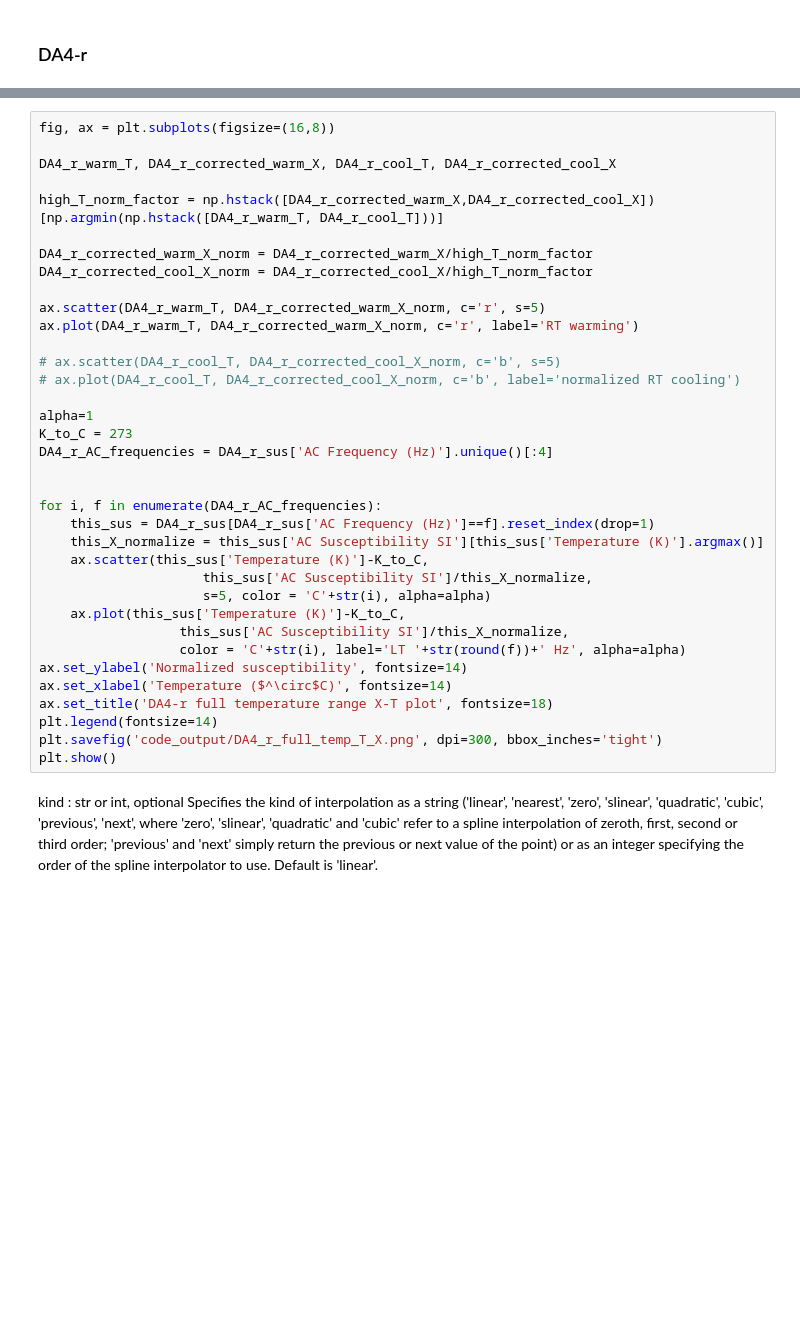
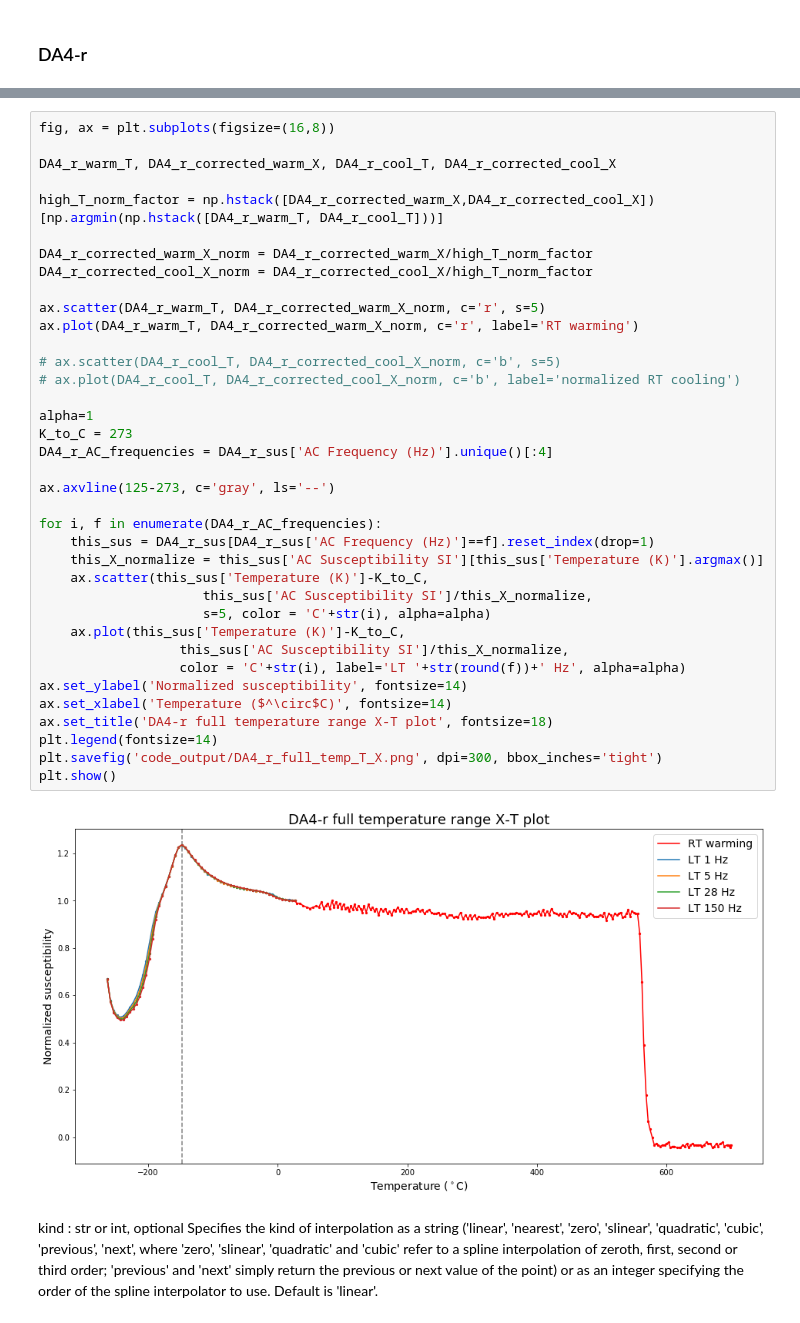
Before and after one commit to duserzym/2022_IRM_summer_school, a Jupyter notebook: code/MPMS_XT.ipynb, the cells around one changed output, grey strips where cells are left out. Saved outputs shown, nothing was run; the diff lists cells and outputs as text; blank space fills up the shorter version.

```diff
--- a/code/MPMS_XT.ipynb
+++ b/code/MPMS_XT.ipynb
@@ -443,33 +475,36 @@ high_T_norm_factor = np.hstack([DA4_r_corrected_warm_X,DA4_r_corrected_cool_X])[
 
 DA4_r_corrected_warm_X_norm = DA4_r_corrected_warm_X/high_T_norm_factor
 DA4_r_corrected_cool_X_norm = DA4_r_corrected_cool_X/high_T_norm_factor
 
 ax.scatter(DA4_r_warm_T, DA4_r_corrected_warm_X_norm, c='r', s=5)
 ax.plot(DA4_r_warm_T, DA4_r_corrected_warm_X_norm, c='r', label='RT warming')
 
 # ax.scatter(DA4_r_cool_T, DA4_r_corrected_cool_X_norm, c='b', s=5)
 # ax.plot(DA4_r_cool_T, DA4_r_corrected_cool_X_norm, c='b', label='normalized RT cooling')
 
 alpha=1
 K_to_C = 273
 DA4_r_AC_frequencies = DA4_r_sus['AC Frequency (Hz)'].unique()[:4]
 
+ax.axvline(125-273, c='gray', ls='--')
 
 for i, f in enumerate(DA4_r_AC_frequencies):
     this_sus = DA4_r_sus[DA4_r_sus['AC Frequency (Hz)']==f].reset_index(drop=1)
     this_X_normalize = this_sus['AC Susceptibility SI'][this_sus['Temperature (K)'].argmax()]
     ax.scatter(this_sus['Temperature (K)']-K_to_C,
                      this_sus['AC Susceptibility SI']/this_X_normalize,
                      s=5, color = 'C'+str(i), alpha=alpha)
     ax.plot(this_sus['Temperature (K)']-K_to_C,
                   this_sus['AC Susceptibility SI']/this_X_normalize,
                   color = 'C'+str(i), label='LT '+str(round(f))+' Hz', alpha=alpha)
 ax.set_ylabel('Normalized susceptibility', fontsize=14)
 ax.set_xlabel('Temperature ($^\circ$C)', fontsize=14)
 ax.set_title('DA4-r full temperature range X-T plot', fontsize=18)
 plt.legend(fontsize=14)
 plt.savefig('code_output/DA4_r_full_temp_T_X.png', dpi=300, bbox_inches='tight')
 plt.show()
+# %% [output]
+[figure, added]
 # %% [markdown]
 kind : str or int, optional
     Specifies the kind of interpolation as a string
```
Also changed, not shown: parts of 10 cells of this notebook, 1 other file.
